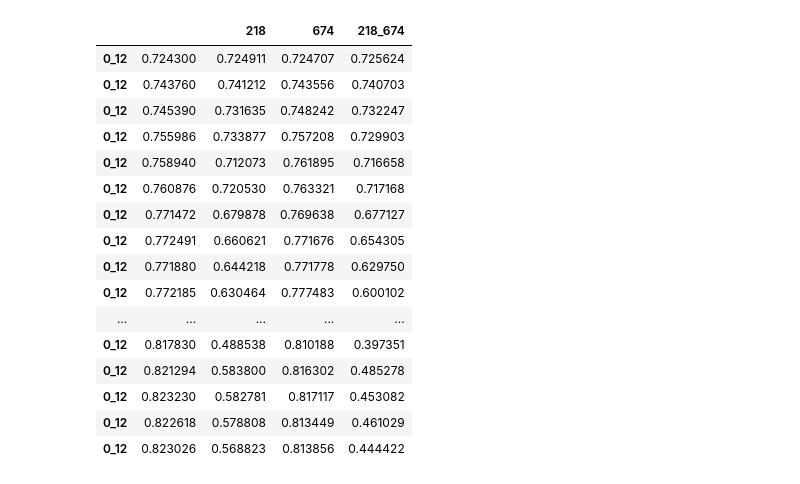
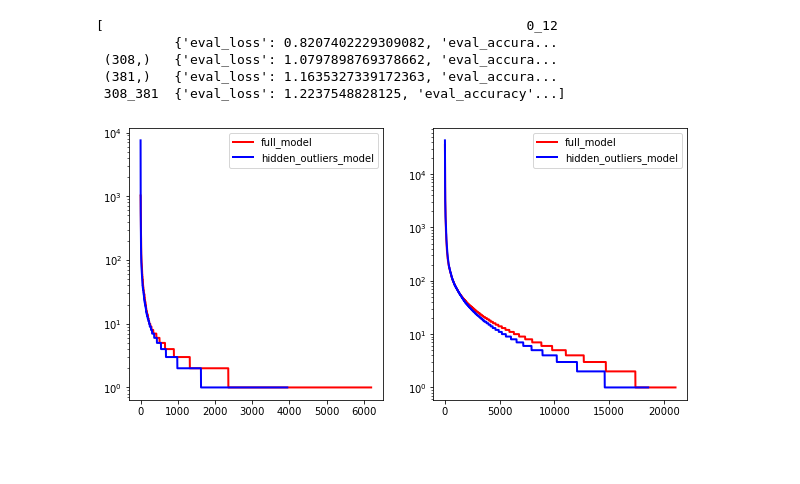
Before and after one commit to gpucce/outliersvsfreq, a Jupyter notebook: paper_plots.ipynb, the cells around one changed output. Cells and saved outputs as stored; diff of their text form; code cells hidden in the pictures; blank space fills up the shorter version.

```diff
--- a/paper_plots.ipynb
+++ b/paper_plots.ipynb
@@ -20,34 +21,46 @@ if model_name == "roberta-base":
 elif model_name == "bert-base-uncased":
     outliers_idxs = [308, 381]
 # %%
-output_path = Path("./output/baselines/evaled/mberts_1/checkpoints/")
-mberts_df = pd.DataFrame()
-ckpts = sorted([i for i in output_path.iterdir()], key=lambda x: int(re.search("step_(\d+)", str(x)).group(1)))
-for i in ckpts[1:]:
-    with open(i.resolve() / "NLI" / "ep_003_smpl_1M" / "hf"/ "layer_size_12_results.json") as new_file_path:
-        new_file = json.load(new_file_path)
-    new_df = pd.DataFrame.from_dict(new_file).T.applymap(lambda x:x['eval_accuracy'])
-    mberts_df = pd.concat([mberts_df, new_df])
-mberts_df = mberts_df.rename({"(218,)": "218"}, axis=1).rename({"(674,)": "674"}, axis=1).rename({"": "Full Model"})
-mberts_df
+# output_path = Path("./output/baselines/evaled/mberts_1/checkpoints/")
+# mberts_df = pd.DataFrame()
+# ckpts = sorted([i for i in output_path.iterdir()], key=lambda x: int(re.search("step_(\d+)", str(x)).group(1)))
+# for i in ckpts[1:]:
+#     with open(i.resolve() / "NLI" / "ep_003_smpl_1M" / "hf"/ "layer_size_12_results.json") as new_file_path:
+#         new_file = json.load(new_file_path)
+#     new_df = pd.DataFrame.from_dict(new_file).T.applymap(lambda x:x['eval_accuracy'])
+#     mberts_df = pd.concat([mberts_df, new_df])
+# mberts_df = mberts_df.rename({"(218,)": "218"}, axis=1).rename({"(674,)": "674"}, axis=1).rename({"": "Full Model"})
-# %% [output]
-|  |  | 218 | 674 | 218_674 |
-| 0_12 | 0.724300 | 0.724911 | 0.724707 | 0.725624 |
-| 0_12 | 0.743760 | 0.741212 | 0.743556 | 0.740703 |
-| 0_12 | 0.745390 | 0.731635 | 0.748242 | 0.732247 |
-| 0_12 | 0.755986 | 0.733877 | 0.757208 | 0.729903 |
-| 0_12 | 0.758940 | 0.712073 | 0.761895 | 0.716658 |
-| 0_12 | 0.760876 | 0.720530 | 0.763321 | 0.717168 |
-| 0_12 | 0.771472 | 0.679878 | 0.769638 | 0.677127 |
-| 0_12 | 0.772491 | 0.660621 | 0.771676 | 0.654305 |
-| 0_12 | 0.771880 | 0.644218 | 0.771778 | 0.629750 |
-| 0_12 | 0.772185 | 0.630464 | 0.777483 | 0.600102 |
-| ... | ... | ... | ... | ... |
-| 0_12 | 0.817830 | 0.488538 | 0.810188 | 0.397351 |
-| 0_12 | 0.821294 | 0.583800 | 0.816302 | 0.485278 |
-| 0_12 | 0.823230 | 0.582781 | 0.817117 | 0.453082 |
-| 0_12 | 0.822618 | 0.578808 | 0.813449 | 0.461029 |
-| 0_12 | 0.823026 | 0.568823 | 0.813856 | 0.444422 |
+# %%
+dfs = []
+for path in Path("./output/baselines/scores/bert-base-uncased/").iterdir():
+    with open(path.resolve() / "n_layers_with_hidden_outliers_12_results_mnli.json") as input_path:
+        dfs.append(pd.DataFrame.from_dict(json.load(input_path))).applymap(lambda x: x[""])
+dfs.append(dfs[0])
+pd.concat(df)
+# %% [output]
+[                                                      0_12
+          {'eval_loss': 0.8207402229309082, 'eval_accura...
+ (308,)   {'eval_loss': 1.0797898769378662, 'eval_accura...
+ (381,)   {'eval_loss': 1.1635327339172363, 'eval_accura...
+ 308_381  {'eval_loss': 1.2237548828125, 'eval_accuracy'...]
+# %%
+rob_df_path = "output/data_experiments/generation_output/roberta-base_[77, 588]_all_tokens_in_a_row.csv"
+bert_df_path = "output/data_experiments/generation_output/bert-base-uncased_[308, 381]_all_tokens_in_a_row.csv"
+rob_df = pd.read_csv(rob_df_path, dtype={"tokens":str, "gen_toks":str, "freq_change":int, "abs_change":int, "real_freq":int, "gen_freq":int})
+bert_df = pd.read_csv(bert_df_path, dtype={"tokens":str, "gen_toks":str, "freq_change":int, "abs_change":int, "real_freq":int, "gen_freq":int})
+rob_real_freqs = np.sort(np.unique(rob_df.tokens.astype(str).values, return_counts=True)[1])[::-1]
+rob_gen_freqs = np.sort(np.unique(rob_df.gen_toks.astype(str).values, return_counts=True)[1])[::-1]
+bert_real_freqs = np.sort(np.unique(bert_df.tokens.astype(str).values, return_counts=True)[1])[::-1]
+bert_gen_freqs = np.sort(np.unique(bert_df.gen_toks.astype(str).values, return_counts=True)[1])[::-1]
+
+fig, ax = plt.subplots(1, 2, figsize=(10, 5))
+for idx, (name, real_freqs, gen_freqs) in enumerate([("roberta-base", rob_real_freqs, rob_gen_freqs), ("bert-base-uncased", bert_real_freqs, bert_gen_freqs)]):
+    ax[idx].plot(real_freqs, label="full_model", linewidth=2, color="red")
+    ax[idx].plot(gen_freqs, label="hidden_outliers_model", linewidth=2, color='blue')
+    ax[idx].set_yscale('log')
+    ax[idx].legend()
+# %% [output]
+[figure, added]
 # %%
 freqs = torch.load(f"output/outlier_correlations/{model_name}/freqs.bin")
 hidden_states_special = torch.load(f"output/outlier_correlations/{model_name}/hidden_states_special.bin")
```
Also changed, not shown: parts of 7 cells of this notebook, 10 other files.
